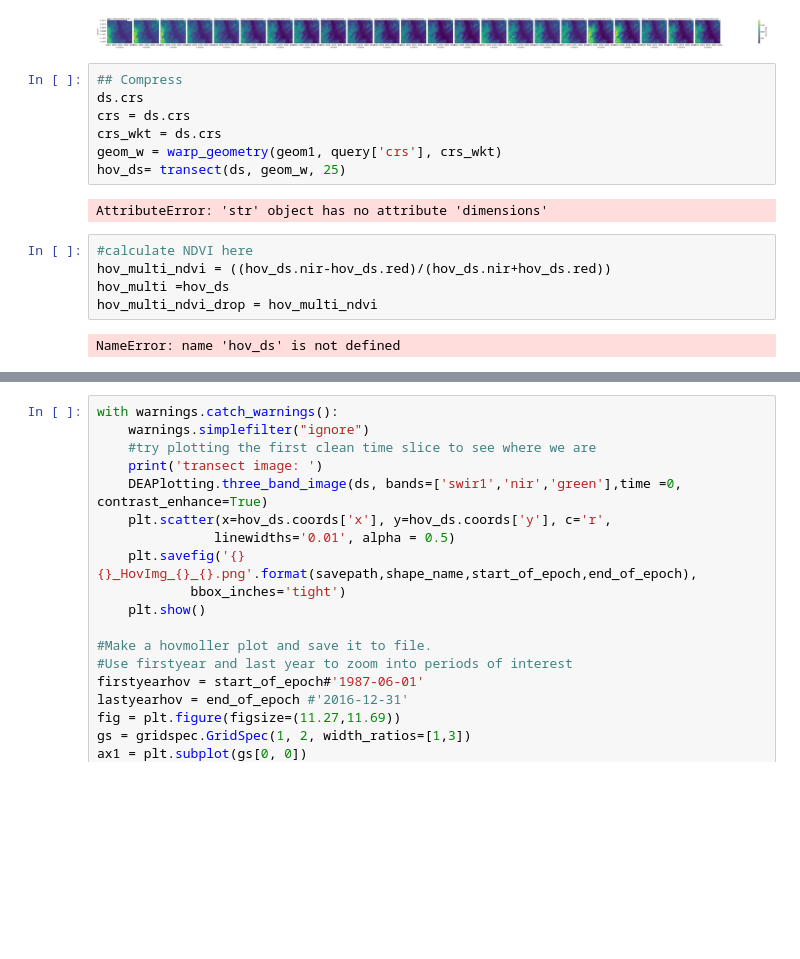
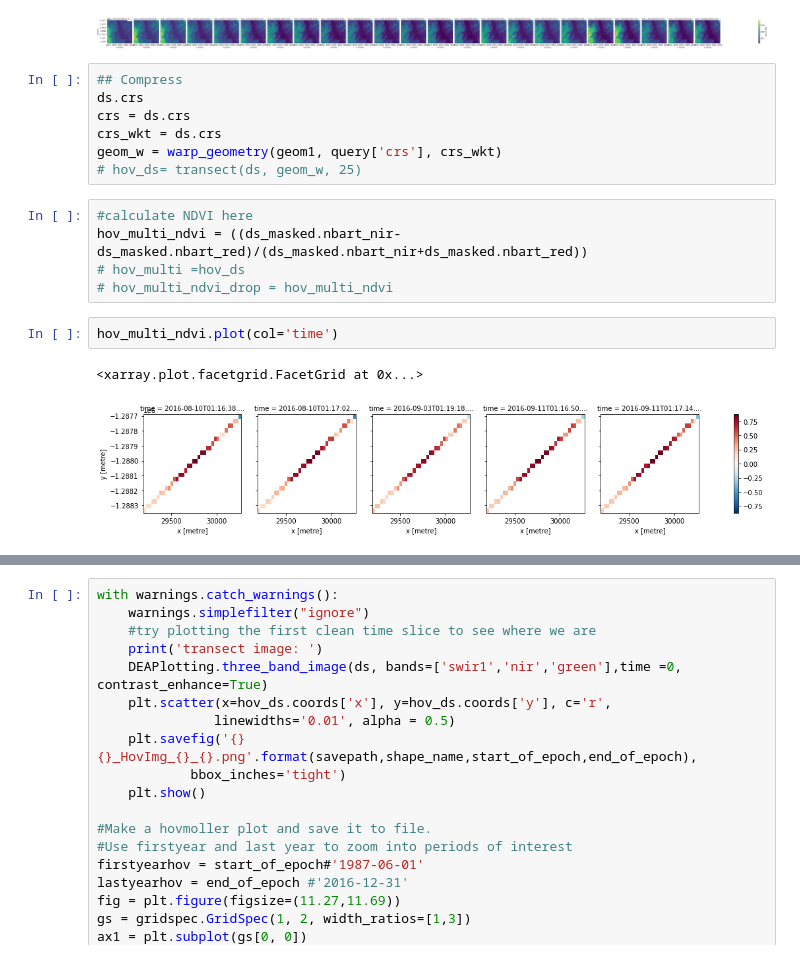
Before and after one commit to christopherowers/DP_KNP, a Jupyter notebook: Hovmoller.ipynb, the cells around one changed output, grey strips where cells are left out. Saved outputs shown, nothing was run; the diff lists cells and outputs as text; blank space fills up the shorter version.

```diff
--- a/Hovmoller.ipynb
+++ b/Hovmoller.ipynb
@@ -270,13 +271,14 @@ ds.crs
 crs = ds.crs
 crs_wkt = ds.crs
 geom_w = warp_geometry(geom1, query['crs'], crs_wkt)
-hov_ds= transect(ds, geom_w, 25)
+# hov_ds= transect(ds, geom_w, 25)
-# %% [output]
-AttributeError: 'str' object has no attribute 'dimensions'
 # %%
 #calculate NDVI here
-hov_multi_ndvi = ((hov_ds.nir-hov_ds.red)/(hov_ds.nir+hov_ds.red))
-hov_multi =hov_ds
-hov_multi_ndvi_drop = hov_multi_ndvi
+hov_multi_ndvi = ((ds_masked.nbart_nir-ds_masked.nbart_red)/(ds_masked.nbart_nir+ds_masked.nbart_red))
+# hov_multi =hov_ds
+# hov_multi_ndvi_drop = hov_multi_ndvi
-# %% [output]
-NameError: name 'hov_ds' is not defined
+# %%
+hov_multi_ndvi.plot(col='time')
+# %% [output]
+<xarray.plot.facetgrid.FacetGrid at 0x...>
+[figure, added]
```
Also changed, not shown: parts of 21 cells of this notebook.
